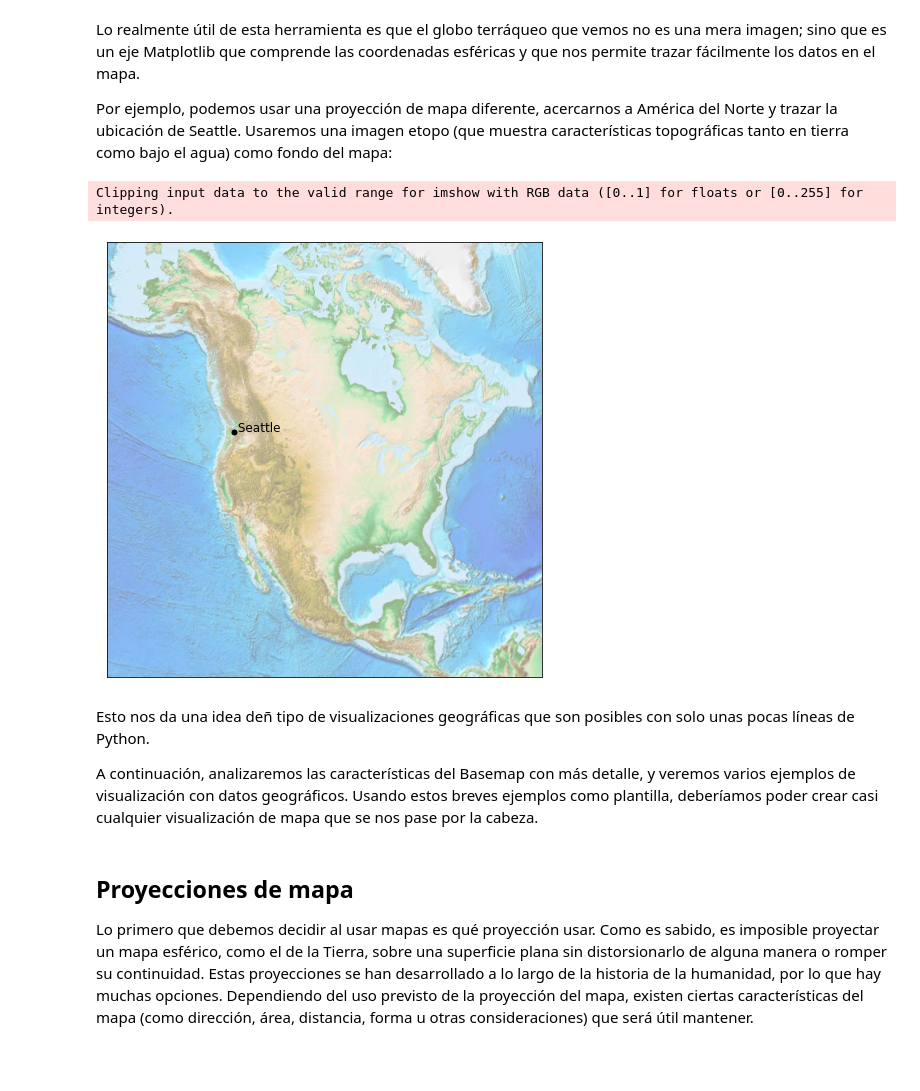
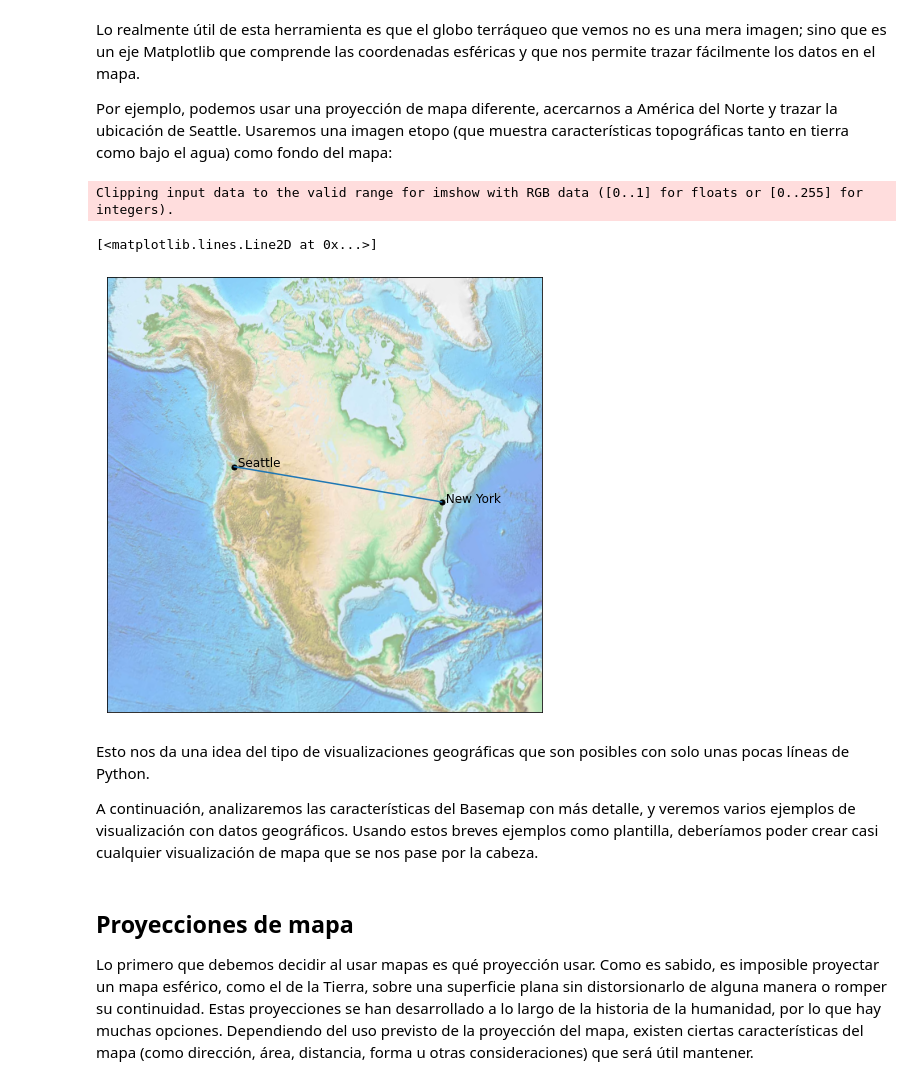
Before and after one commit to JuanDG5/DS-part-time-sep2020, a Jupyter notebook: semana_10/dia_4/11-Basemap.ipynb, the cells around one changed output. Saved outputs shown, nothing was run; the diff lists cells and outputs as text; code cells hidden in the pictures.

```diff
--- a/semana_10/dia_4/11-Basemap.ipynb
+++ b/semana_10/dia_4/11-Basemap.ipynb
@@ -63,19 +63,24 @@ Usaremos una imagen etopo (que muestra características topográficas tanto en t
 # %%
 fig = plt.figure(figsize=(8, 8))
 m = Basemap(projection='lcc', resolution=None,
             width=8E6, height=8E6,
             lat_0=45, lon_0=-100,)
 m.etopo(scale=0.5, alpha=0.5)
 
 # Mapeamos (long, lat) a (x, y) para graficar
 x, y = m(-122.3, 47.6)
 plt.plot(x, y, 'ok', markersize=5)
 plt.text(x, y, ' Seattle', fontsize=12);
+x2, y2 = m(-74, 40.7)
+plt.plot(x2, y2, 'ok', markersize=5)
+plt.text(x2, y2, ' New York', fontsize=12);
+plt.plot([x, x2], [y, y2])
 # %% [output]
 Clipping input data to the valid range for imshow with RGB data ([0..1] for floats or [0..255] for integers).
+[<matplotlib.lines.Line2D at 0x...>]
-[figure, old version]
+[figure, new version]
 # %% [markdown]
-Esto nos da una idea deñ tipo de visualizaciones geográficas que son posibles con solo unas pocas líneas de Python.
+Esto nos da una idea del tipo de visualizaciones geográficas que son posibles con solo unas pocas líneas de Python.
 
 A continuación, analizaremos las características del Basemap con más detalle, y veremos varios ejemplos de visualización con datos geográficos.
 Usando estos breves ejemplos como plantilla, deberíamos poder crear casi cualquier visualización de mapa que se nos pase por la cabeza.
```
Also changed, not shown: parts of 3 cells of this notebook, 10 other files.
